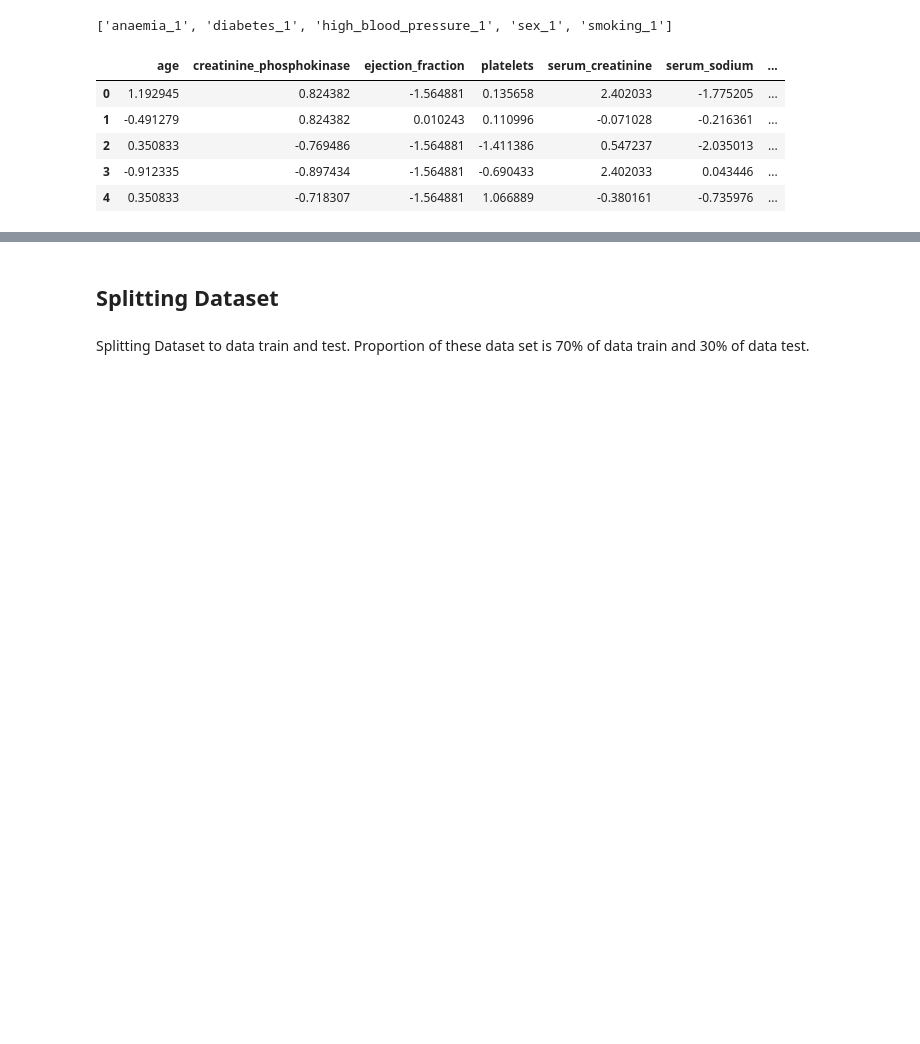
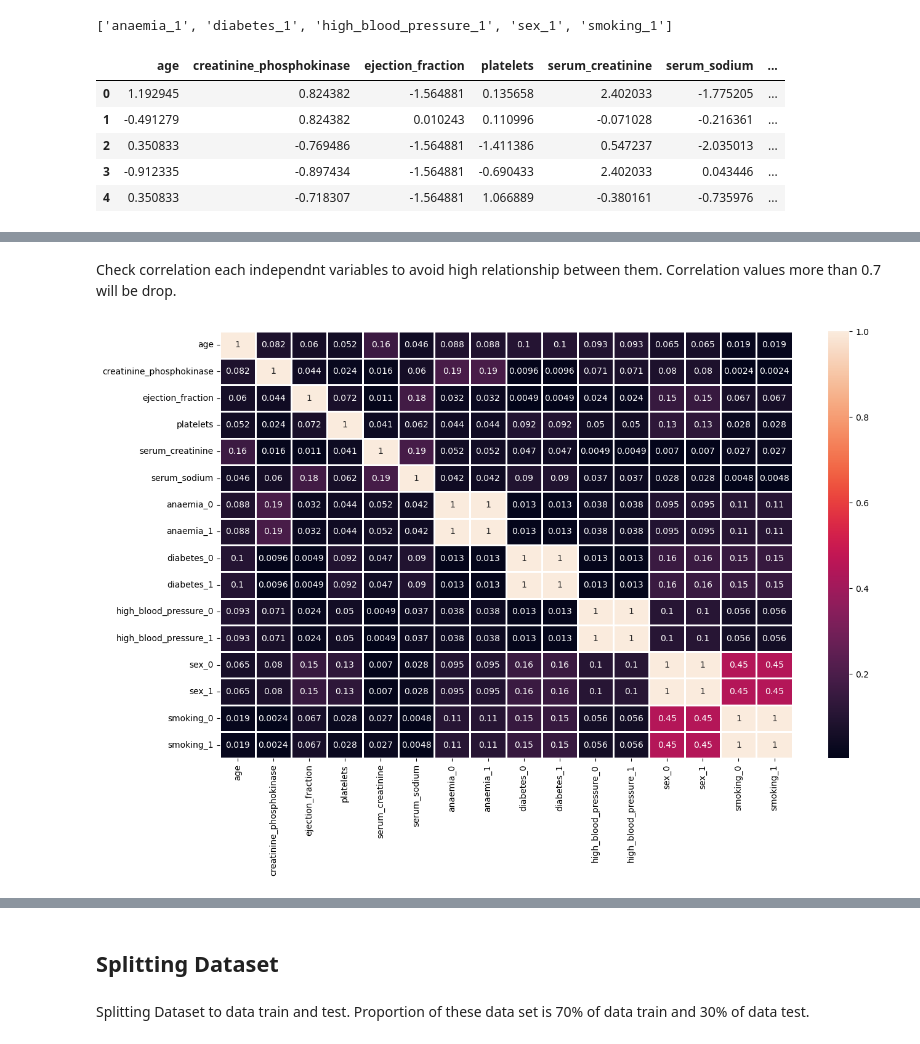
Before and after one commit to enthokz/Prediction-Model-Exercise, a Jupyter notebook: Heart Failure Predict/Prediction_model_heart_disease_2.ipynb, the cells around one changed output, grey strips where cells are left out. Drawn from its saved outputs; the diff is of its cells as text; code cells hidden in the pictures; blank space fills up the shorter version.

```diff
--- a/Heart Failure Predict/Prediction_model_heart_disease_2.ipynb
+++ b/Heart Failure Predict/Prediction_model_heart_disease_2.ipynb
@@ -415,0 +489,4 @@ X.head()
+# %%
+# Experiment 2
+exp2_num_col= exp2_predic.columns[:6]
+print(exp2_num_col)
@@ -415,0 +497,5 @@ X.head()
+# %%
+# Define Numerical Data
+# Experiment 2
+exp2_pred_num= exp2_predic[exp2_num_col]
+exp2_pred_num.head()
@@ -415,0 +509,8 @@ X.head()
+# %%
+# Standardization Numerical Data
+from sklearn.preprocessing import StandardScaler
+
+std= StandardScaler()
+exp2_pred_num= pd.DataFrame(std.fit_transform(exp2_pred_num))
+exp2_pred_num.columns=exp2_num_col
+exp2_pred_num.head()
@@ -415,0 +524,4 @@ X.head()
+# %%
+# Experiment 2
+X2= pd.concat([exp2_pred_num, exp2_pred_cat], axis=1)
+X2.head()
@@ -415,0 +535,12 @@ X.head()
+# %% [markdown]
+Check correlation each independnt variables to avoid high relationship between them. Correlation values more than 0.7 will be drop.
+# %%
+# Check Correaltion
+cor2= X2.corr().abs()
+
+plt.figure(figsize=(15,9))
+sns.heatmap(cor2, annot=True, linewidths=2)
+
+plt.show()
+# %% [output]
+[figure, added]
```
Also changed, not shown: parts of 80 cells of this notebook.
